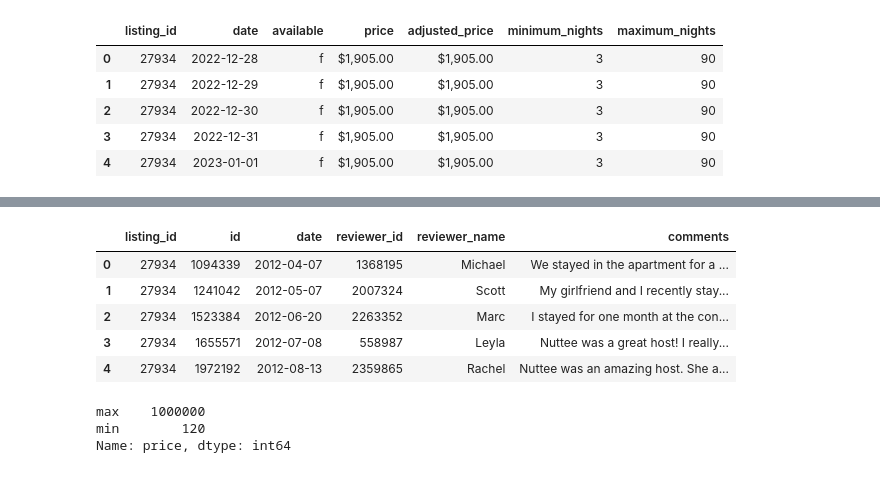
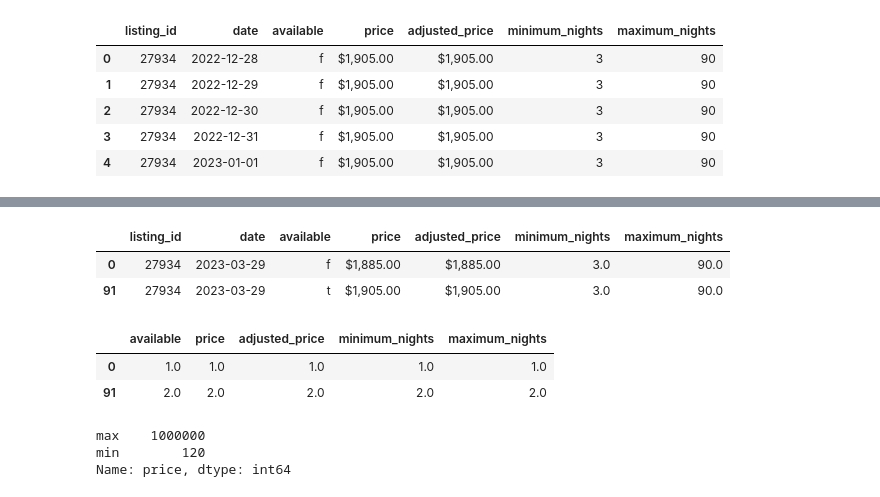
Before and after one commit to sitsawek/data-science-project, a Jupyter notebook: dynamic_pricing_airbnb_bankok.ipynb, the cells around one changed output, grey strips where cells are left out. Cells and saved outputs as stored; diff of their text form; code cells hidden in the pictures.

```diff
--- a/dynamic_pricing_airbnb_bankok.ipynb
+++ b/dynamic_pricing_airbnb_bankok.ipynb
@@ -5,10 +5,12 @@ import numpy as np
 import matplotlib.pylab as plt
 import seaborn as sns
 import plotly.express as px
+import missingno as msno
 import json
 plt.style.use('ggplot')
 pd.set_option('display.max_columns',200)
-pd.set_option('display.max_colwidth', None)
+pd.set_option('display.max_rows',200)
+pd.set_option('display.max_colwidth', 30)
 # %%
 data_path = '/Users/macintosh/desktop/dataset/airbnb_bangkok_data/'
 # %%
@@ -48,0 +68,2 @@ df_listing2.head()
+# %%
+df_final = pd.concat([df_calendar, df_cal_28dec22], axis=0)
@@ -61,13 +221,17 @@ Name: date, dtype: object
 # %%
-df_reviews2.head()
+# df_reviews2.head()
 # df_calendar.query('listing_id == 39020187').price.unique()
+df_final[(df_final['listing_id']==27934) & (df_final['date']=='2023-03-29')]
 # %% [output]
-|  | listing_id | id | date | reviewer_id | reviewer_name | comments |
-| 0 | 27934 | 1094339 | 2012-04-07 | 1368195 | Michael | We stayed in the apartment for a ... |
-| 1 | 27934 | 1241042 | 2012-05-07 | 2007324 | Scott | My girlfriend and I recently stay... |
-| 2 | 27934 | 1523384 | 2012-06-20 | 2263352 | Marc | I stayed for one month at the con... |
-| 3 | 27934 | 1655571 | 2012-07-08 | 558987 | Leyla | Nuttee was a great host! I really... |
-| 4 | 27934 | 1972192 | 2012-08-13 | 2359865 | Rachel | Nuttee was an amazing host. She a... |
+|  | listing_id | date | available | price | adjusted_price | minimum_nights | maximum_nights |
+| 0 | 27934 | 2023-03-29 | f | $1,885.00 | $1,885.00 | 3.0 | 90.0 |
+| 91 | 27934 | 2023-03-29 | t | $1,905.00 | $1,905.00 | 3.0 | 90.0 |
+# %%
+df_final[(df_final['listing_id']==27934) & (df_final['date']=='2023-03-29')].groupby(['listing_id', 'date']).rank(method='first')
+# %% [output]
+|  | available | price | adjusted_price | minimum_nights | maximum_nights |
+| 0 | 1.0 | 1.0 | 1.0 | 1.0 | 1.0 |
+| 91 | 2.0 | 2.0 | 2.0 | 2.0 | 2.0 |
 # %%
 df_listing.price.agg(['max', 'min'])
 # %% [output]
```
Also changed, not shown: parts of 24 cells of this notebook.
